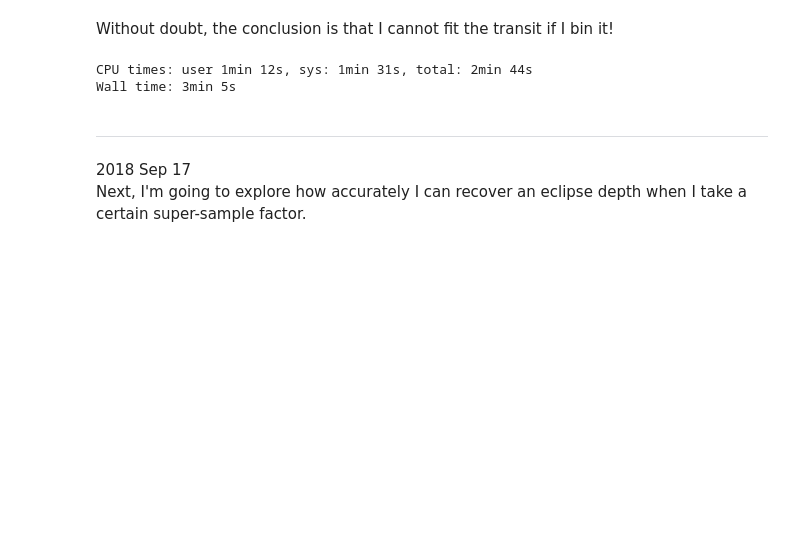
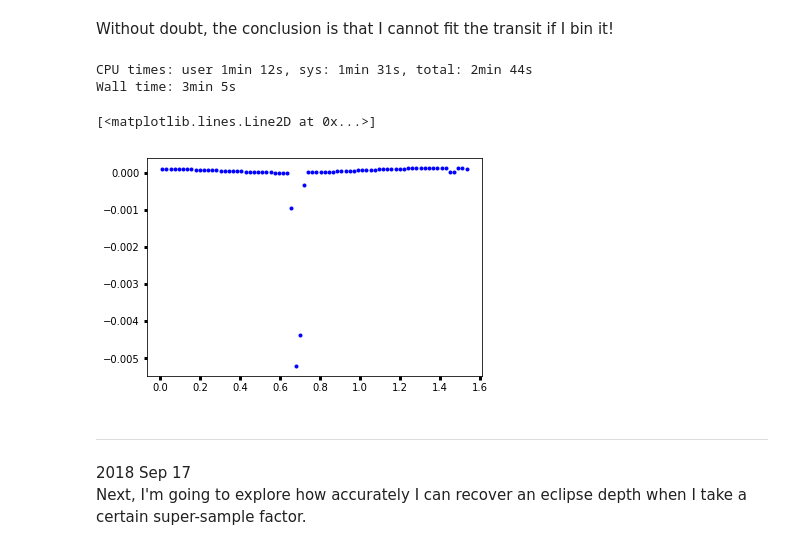
Before and after one commit to BoiseStatePlanetary/Searching-for-Variability-in-Eclipses-in-the-Kepler-Dataset, a Jupyter notebook: Experiments_in_Binning_Transits.ipynb, the cells around one changed output. Drawn from its saved outputs; the diff is of its cells as text; code cells hidden in the pictures; blank space fills up the shorter version.

```diff
--- a/Experiments_in_Binning_Transits.ipynb
+++ b/Experiments_in_Binning_Transits.ipynb
@@ -208,6 +214,14 @@ em = evmodel(folded_time, saved_ep, supersample_factor=10, exp_time=30./60./24.)
 # %% [output]
 CPU times: user 1min 12s, sys: 1min 31s, total: 2min 44s
 Wall time: 3min 5s
+# %%
+em = evmodel(binned_time, saved_ep, supersample_factor=10, exp_time=30./60./24.)
+sig = em.all_signals()
+
+plt.plot(binned_time, sig, 'b.')
+# %% [output]
+[<matplotlib.lines.Line2D at 0x...>]
+[figure, added]
 # %% [markdown]
 ---
 # %% [markdown]
```
Also changed, not shown: parts of 2 cells of this notebook.
